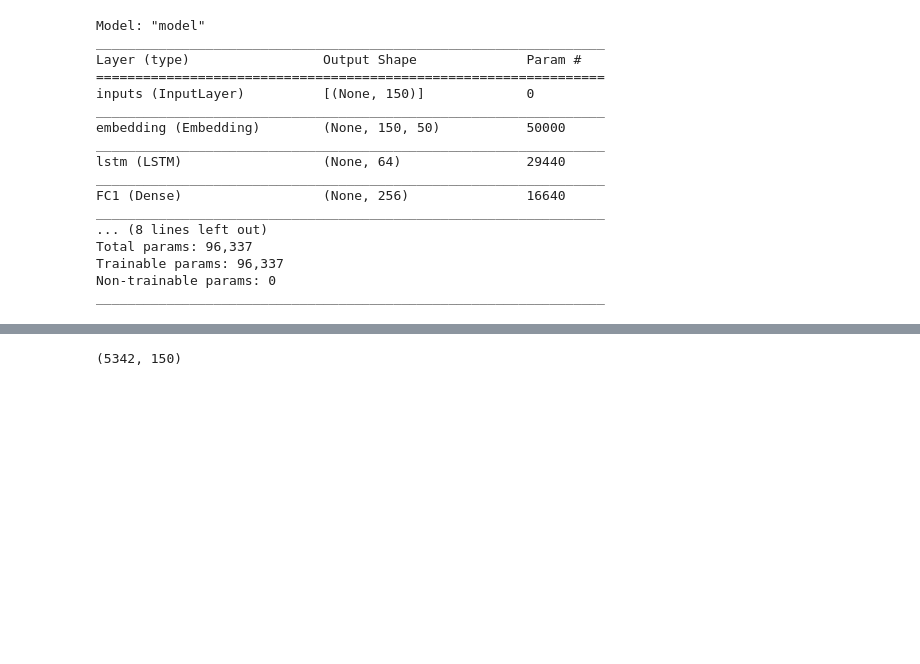
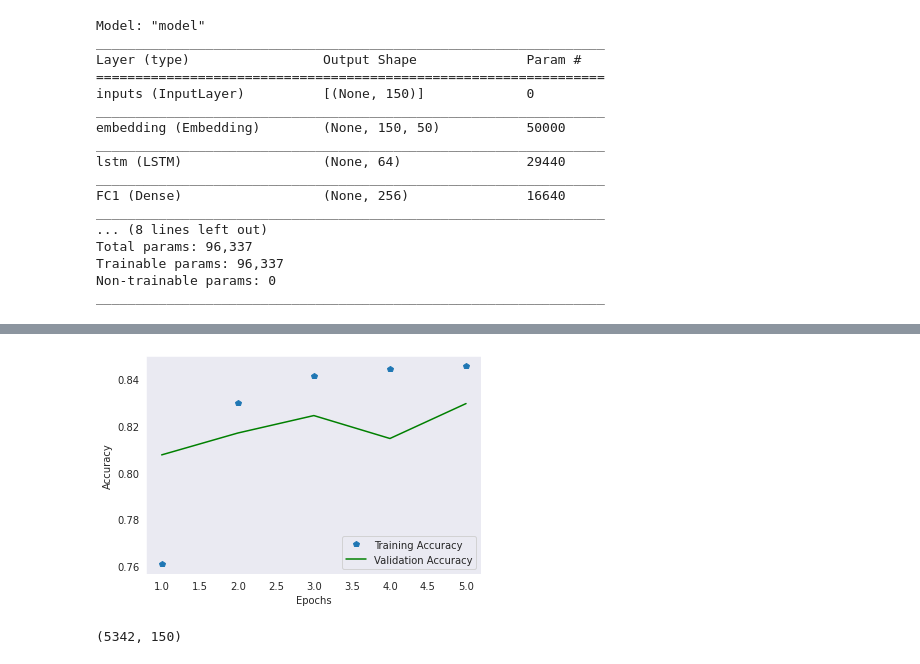
Before and after one commit to jmershov/SureStartFutureMakers, a Jupyter notebook: Sarcasm_Detector.ipynb, the cells around one changed output, grey strips where cells are left out. Drawn from its saved outputs; the diff is of its cells as text; code cells hidden in the pictures; blank space fills up the shorter version.

```diff
--- a/Sarcasm_Detector.ipynb
+++ b/Sarcasm_Detector.ipynb
@@ -154,3 +171,15 @@ Epoch 5/5
+# %%
+#Plot Accuracy Curves
+trainAccuracy = np.array(history.history['accuracy'])
+valAccuracy = np.array(history.history['val_accuracy'])
+plt.plot(epochs, trainAccuracy, 'p', label='Training Accuracy')
+plt.plot(epochs, valAccuracy, 'g', label='Validation Accuracy')
+plt.xlabel('Epochs')
+plt.ylabel('Accuracy')
+plt.legend()
+plt.show()
+# %% [output]
+[figure, added]
 # %%
 #Evaluate on test set
 test_sequences = tok.texts_to_sequences(X_test)
```
Also changed, not shown: parts of 7 cells of this notebook.
